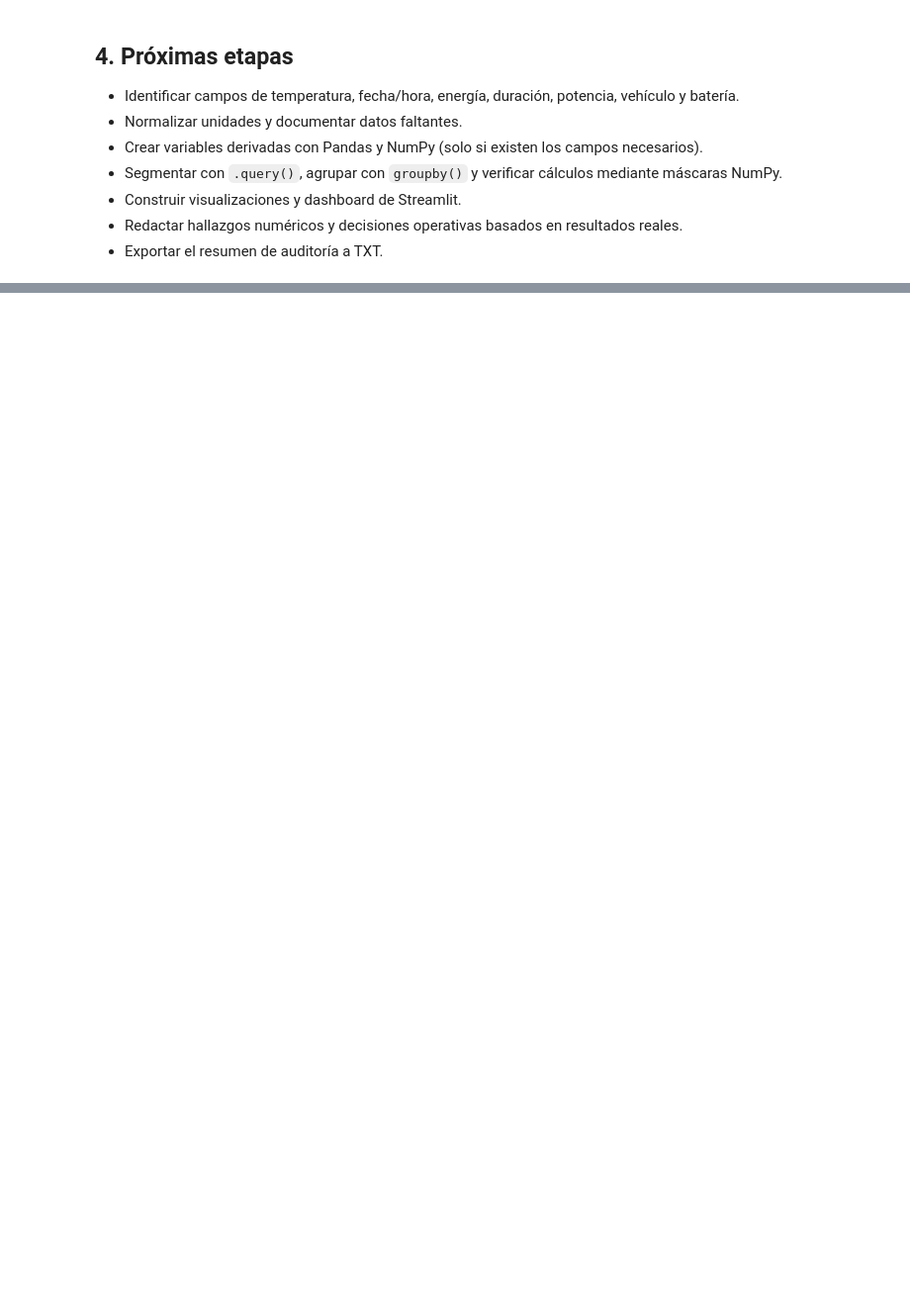
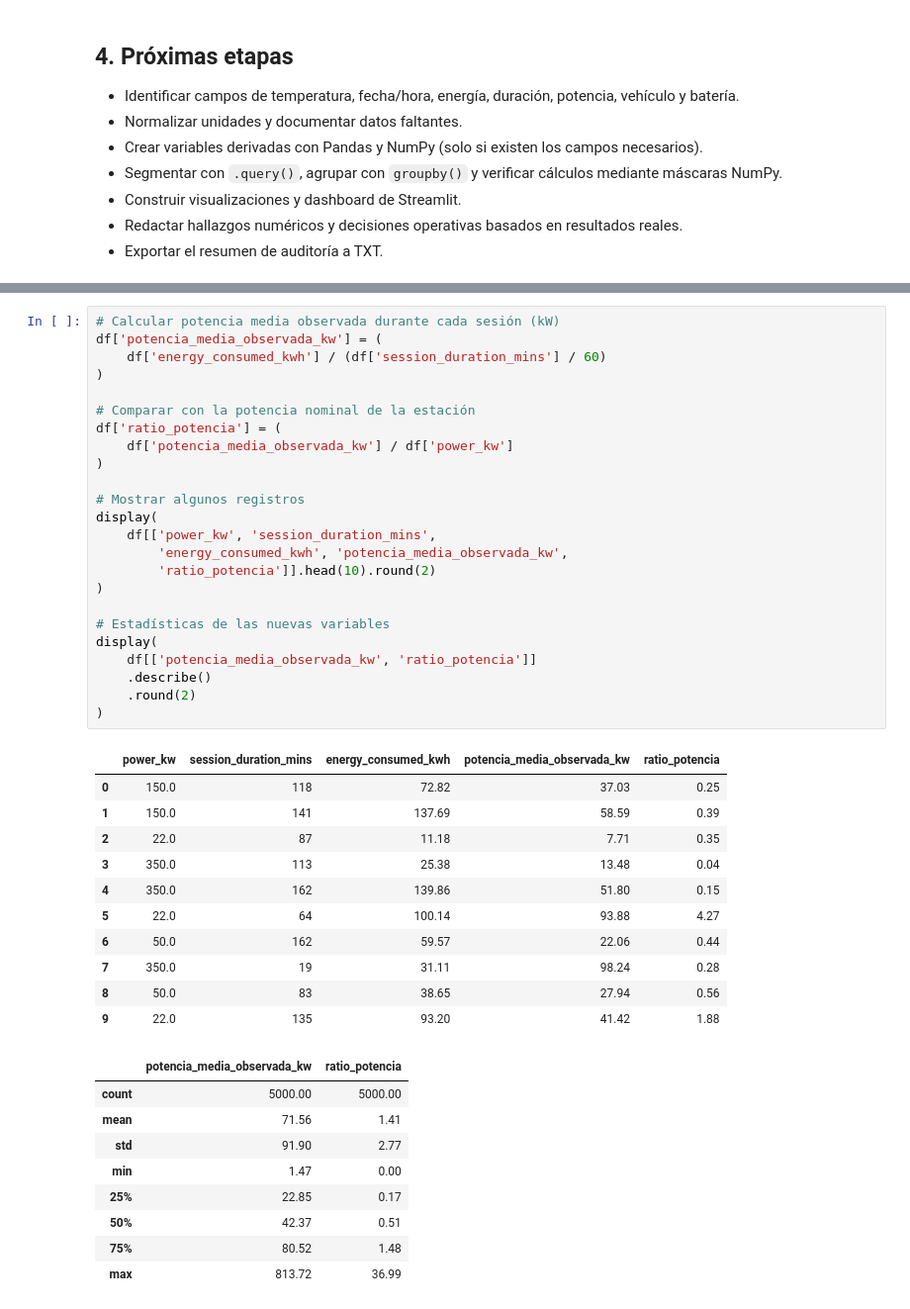
Before and after one commit to fredy10zs/analitica, a Jupyter notebook: EA4_Actividad_IA/EA4_Fredy_Ramírez.ipynb, the cells around one changed output, grey strips where cells are left out. Shown at 99% size. Cells and saved outputs as stored; diff of their text form; blank space fills up the shorter version.

```diff
--- a/EA4_Actividad_IA/EA4_Fredy_Ramírez.ipynb
+++ b/EA4_Actividad_IA/EA4_Fredy_Ramírez.ipynb
@@ -75,0 +195,45 @@ print('Columnas disponibles:', df.columns.tolist())
+# %%
+# Calcular potencia media observada durante cada sesión (kW)
+df['potencia_media_observada_kw'] = (
+    df['energy_consumed_kwh'] / (df['session_duration_mins'] / 60)
+)
+
+# Comparar con la potencia nominal de la estación
+df['ratio_potencia'] = (
+    df['potencia_media_observada_kw'] / df['power_kw']
+)
+
+# Mostrar algunos registros
+display(
+    df[['power_kw', 'session_duration_mins',
+        'energy_consumed_kwh', 'potencia_media_observada_kw',
+        'ratio_potencia']].head(10).round(2)
+)
+
+# Estadísticas de las nuevas variables
+display(
+    df[['potencia_media_observada_kw', 'ratio_potencia']]
+    .describe()
+    .round(2)
+)
+# %% [output]
+|  | power_kw | session_duration_mins | energy_consumed_kwh | potencia_media_observada_kw | ratio_potencia |
+| 0 | 150.0 | 118 | 72.82 | 37.03 | 0.25 |
+| 1 | 150.0 | 141 | 137.69 | 58.59 | 0.39 |
+| 2 | 22.0 | 87 | 11.18 | 7.71 | 0.35 |
+| 3 | 350.0 | 113 | 25.38 | 13.48 | 0.04 |
+| 4 | 350.0 | 162 | 139.86 | 51.80 | 0.15 |
+| 5 | 22.0 | 64 | 100.14 | 93.88 | 4.27 |
+| 6 | 50.0 | 162 | 59.57 | 22.06 | 0.44 |
+| 7 | 350.0 | 19 | 31.11 | 98.24 | 0.28 |
+| 8 | 50.0 | 83 | 38.65 | 27.94 | 0.56 |
+| 9 | 22.0 | 135 | 93.20 | 41.42 | 1.88 |
+|  | potencia_media_observada_kw | ratio_potencia |
+| count | 5000.00 | 5000.00 |
+| mean | 71.56 | 1.41 |
+| std | 91.90 | 2.77 |
+| min | 1.47 | 0.00 |
+| 25% | 22.85 | 0.17 |
+| 50% | 42.37 | 0.51 |
+| 75% | 80.52 | 1.48 |
+| max | 813.72 | 36.99 |
```
Also changed, not shown: parts of 8 cells of this notebook, 1 other file.
